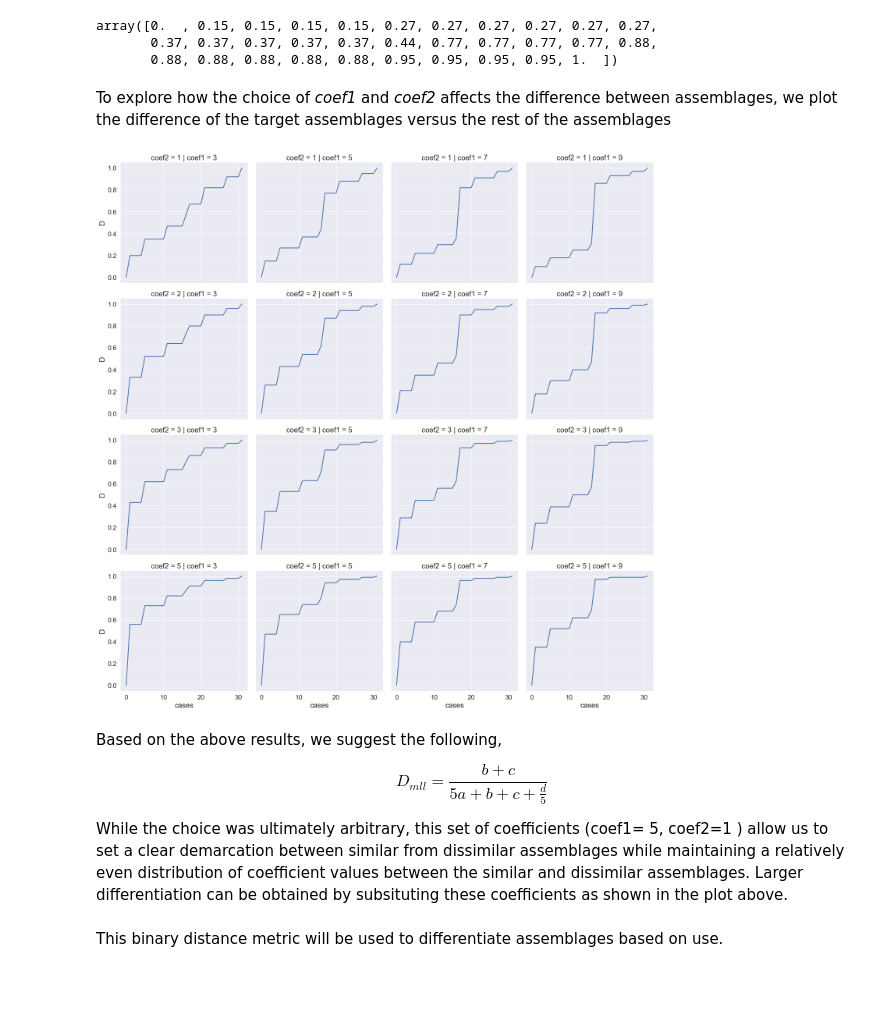
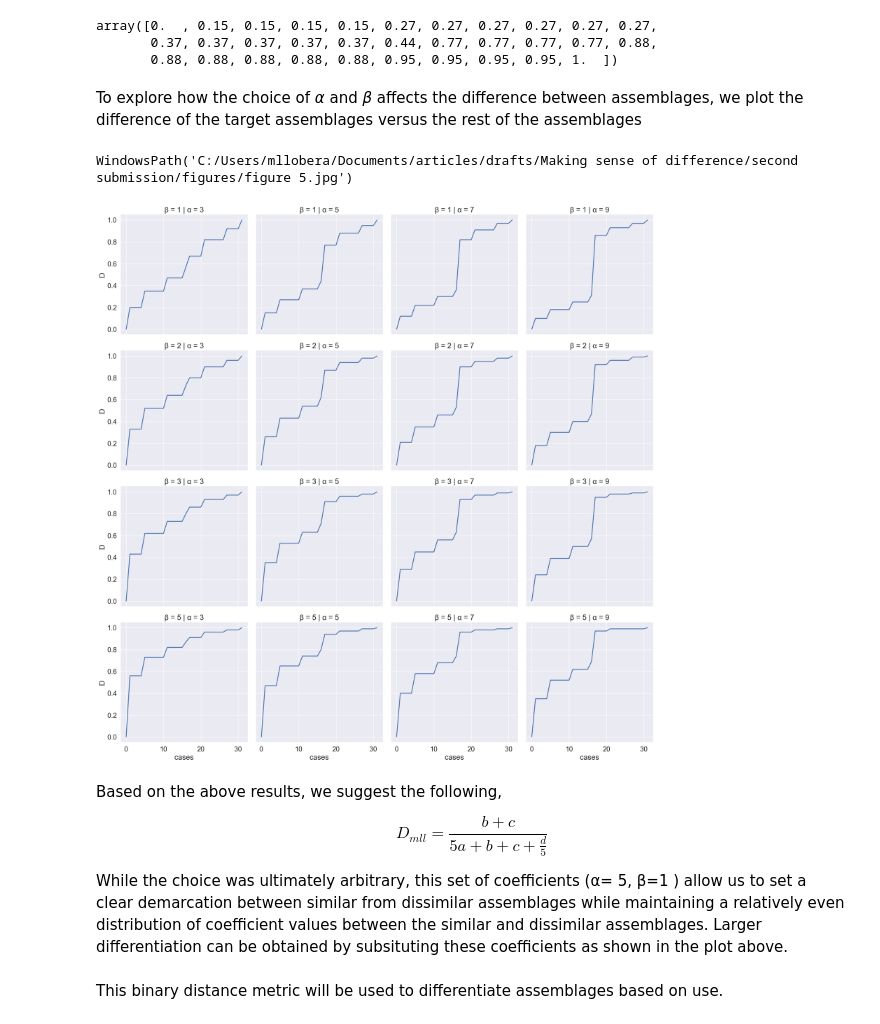
Before and after one commit to mllobera/leiap_survey, a Jupyter notebook: notebooks/Assemblage Metric.ipynb, the cells around one changed output. Drawn from its saved outputs; the diff is of its cells as text; code cells hidden in the pictures; blank space fills up the shorter version.

```diff
--- a/notebooks/Assemblage Metric.ipynb
+++ b/notebooks/Assemblage Metric.ipynb
@@ -13,6 +13,9 @@ from matplotlib.patches import Polygon
 from matplotlib.collections import PatchCollection
 from sklearn.metrics import pairwise_distances
 from pathlib import Path
+# %%
+pth=r'C:\Users\mllobera\Documents\articles\drafts\Making sense of difference\second submission\figures'
+pth = Path(pth)
 # %% [markdown]
 At its most elemental level, pottery assemblages may be compared based on the presence or absences of pottery types to determine whether these are similar or not to each other. Currently, they are many different *binary* metrics that may be used to derive some measurement based on this information.
 
@@ -193,6 +208,6 @@ $$ D = \frac{coef2 \cdot b + coef2 \cdot c}{coef1 \cdot a + coef2 \cdot b + coef
 # %%
-def mll(a,b,c,d, coefad=5, coefbc=1):
-    return (coefbc*b + coefbc*c) / (coefad*a + coefbc*b + coefbc*c + d/coefad)
+def mll(a,b,c,d, α =5, β=1):
+    return (β*b + β*c) / (α*a + β*b + β*c + d/α)
 # %%
 from leiap_survey.cluster import create_binary_metric_matrix
 create_binary_metric_matrix(assemblages.values, mll)[0]
@@ -201,45 +216,50 @@ array([0.  , 0.15, 0.15, 0.15, 0.15, 0.27, 0.27, 0.27, 0.27, 0.27, 0.27,
        0.37, 0.37, 0.37, 0.37, 0.37, 0.44, 0.77, 0.77, 0.77, 0.77, 0.88,
        0.88, 0.88, 0.88, 0.88, 0.88, 0.95, 0.95, 0.95, 0.95, 1.  ])
 # %% [markdown]
-To explore how the choice of *coef1* and *coef2* affects the difference between assemblages, we plot the difference of the target assemblages versus the rest of the assemblages
+To explore how the choice of *α* and *β* affects the difference between assemblages, we plot the difference of the target assemblages versus the rest of the assemblages
 # %%
-
 c1 = [3,5,7,9]
 c2 = [1,2,3,5]
 
-coef1 = [ c for c in c1 for i in range(len(c1))]
-coef2 = c2* len(c1)
-all_coefs = zip(coef1, coef2)
+α = [ c for c in c1 for i in range(len(c1))]
+β = c2* len(c1)
+all_coefs = zip(α, β)
 
-COEF1= []
-COEF2= []
+α= []
+β= []
 CASES= []
 D=[]
 
 # Loop through coeffients
 for c1, c2 in all_coefs:
-    rslt = create_binary_metric_matrix(assemblages.values, mll, coefad= c1, coefbc=c2)
-    COEF1 += [c1]*len(rslt[0].tolist())
-    COEF2 += [c2]*len(rslt[0].tolist())
+    rslt = create_binary_metric_matrix(assemblages.values, mll, α= c1, β=c2)
+    α += [c1]*len(rslt[0].tolist())
+    β += [c2]*len(rslt[0].tolist())
     CASES += cases
     D += rslt[0].tolist()
+# %%
+fn = pth / "figure 5.jpg"
+fn
+# %% [output]
+WindowsPath('C:/Users/mllobera/Documents/articles/drafts/Making sense of difference/second submission/figures/figure 5.jpg')
 # %%
 sns.set_style('dark')
 sns.set(font_scale = 1.55)
 
 # prepare dataframe for plotting
-df = pd.DataFrame({'D': D, 'coef1':COEF1, 'coef2':COEF2,'cases': CASES})
+df = pd.DataFrame({'D': D, 'α':α, 'β':β,'cases': CASES})
 
 # plot
-sns.relplot(data= df, x='cases', y= 'D', col='coef1', row='coef2', kind='line', linewidth= 2);
+sns.relplot(data= df, x='cases', y= 'D', col='α', row='β', kind='line', linewidth= 2);
+plt.savefig(fn, dpi=300)
 # %% [output]
-[figure, old version]
+[figure, new version]
 # %% [markdown]
 Based on the above results, we suggest the following,
 
 $$ D_{mll} = \frac{b+c}{5a +b +c + \frac{d}{5}}$$
 
-While the choice was ultimately arbitrary, this set of coefficients (coef1= 5, coef2=1 ) allow us to set a clear demarcation between similar from dissimilar assemblages while maintaining a relatively even distribution of coefficient values between the similar and dissimilar assemblages. Larger differentiation can be obtained by subsituting these coefficients as shown in the plot above.
+While the choice was ultimately arbitrary, this set of coefficients (α= 5, β=1 ) allow us to set a clear demarcation between similar from dissimilar assemblages while maintaining a relatively even distribution of coefficient values between the similar and dissimilar assemblages. Larger differentiation can be obtained by subsituting these coefficients as shown in the plot above.
 # %% [markdown]
 This binary distance metric will be used to differentiate assemblages based on use.
 # %%
```
Also changed, not shown: parts of 8 cells of this notebook.
